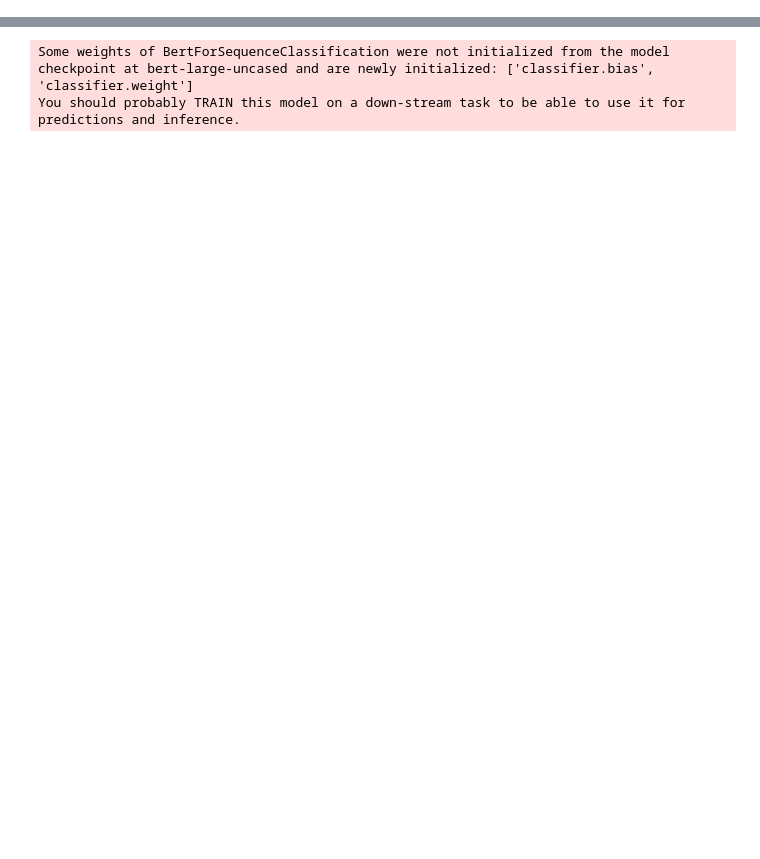
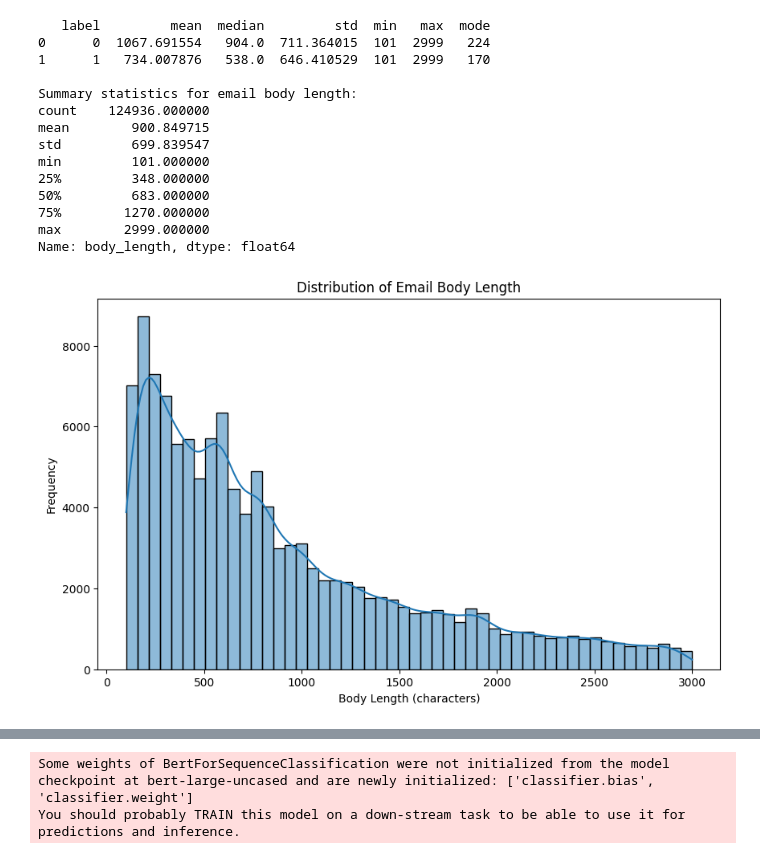
Before and after one commit to chiralcentre/DSA4266_Group1, a Jupyter notebook: Group_1_Models.ipynb, the cells around one changed output, grey strips where cells are left out. Saved outputs shown, nothing was run; the diff lists cells and outputs as text; code cells hidden in the pictures; blank space fills up the shorter version.

```diff
--- a/Group_1_Models.ipynb
+++ b/Group_1_Models.ipynb
@@ -106,0 +125,8 @@ True
+# %%
+### for visual code studio
+data_directory = 'data'
+
+csv_files = []
+for filename in os.listdir(data_directory):
+    if filename.endswith('.csv'):
+        csv_files.append(filename)
@@ -362,15 +387,0 @@ Name: body_length, dtype: float64
-# %%
-nltk.download("punkt_tab")
-combined_df["word"] = combined_df["body"].apply(lambda x:len( nltk.word_tokenize(x)))
-plt.figure(figsize=(10,7))
-
-# Create histograms for "Not-phish" and "Phish"
-sns.histplot(combined_df[combined_df["label"] == 0]["word"], label="Not-phish", color="green")
-sns.histplot(combined_df[combined_df["label"] == 1]["word"], label="Phish", color="red")
-plt.xlim(0, 7000)
-plt.ylim(0, 6000)
-
-# Add title and legend
-plt.title("Phish vs Not-phish: Words")
-plt.legend()  # This will pick up the label arguments provided in sns.histplot
-plt.show()
@@ -1105,0 +441,37 @@ label2id = {"benign": 0, "phishing": 1}
+# %%
+# Basic text analysis: Body length (number of characters in email body)
+combined_df['body_length'] = combined_df['body'].apply(len)
+
+# Group by label and calculate descriptive statistics
+descriptive_stats = combined_df.groupby('label')['body_length'].agg(['mean', 'median', 'std', 'min', 'max', lambda x: x.mode()[0]]).reset_index()
+descriptive_stats.columns = ['label', 'mean', 'median', 'std', 'min', 'max', 'mode']
+
+# Display the results
+print(descriptive_stats)
+
+print("\nSummary statistics for email body length:")
+print(combined_df['body_length'].describe())
+
+# Plotting the distribution of email body length
+plt.figure(figsize=(10, 6))
+sns.histplot(combined_df['body_length'], bins=50, kde=True)
+plt.title('Distribution of Email Body Length')
+plt.xlabel('Body Length (characters)')
+plt.ylabel('Frequency')
+plt.show()
+# %% [output]
+   label         mean  median         std  min   max  mode
+0      0  1067.691554   904.0  711.364015  101  2999   224
+1      1   734.007876   538.0  646.410529  101  2999   170
+
+Summary statistics for email body length:
+count    124936.000000
+mean        900.849715
+std         699.839547
+min         101.000000
+25%         348.000000
+50%         683.000000
+75%        1270.000000
+max        2999.000000
+Name: body_length, dtype: float64
+[figure, added]
```
Also changed, not shown: parts of 219 cells of this notebook, 1 other file.
